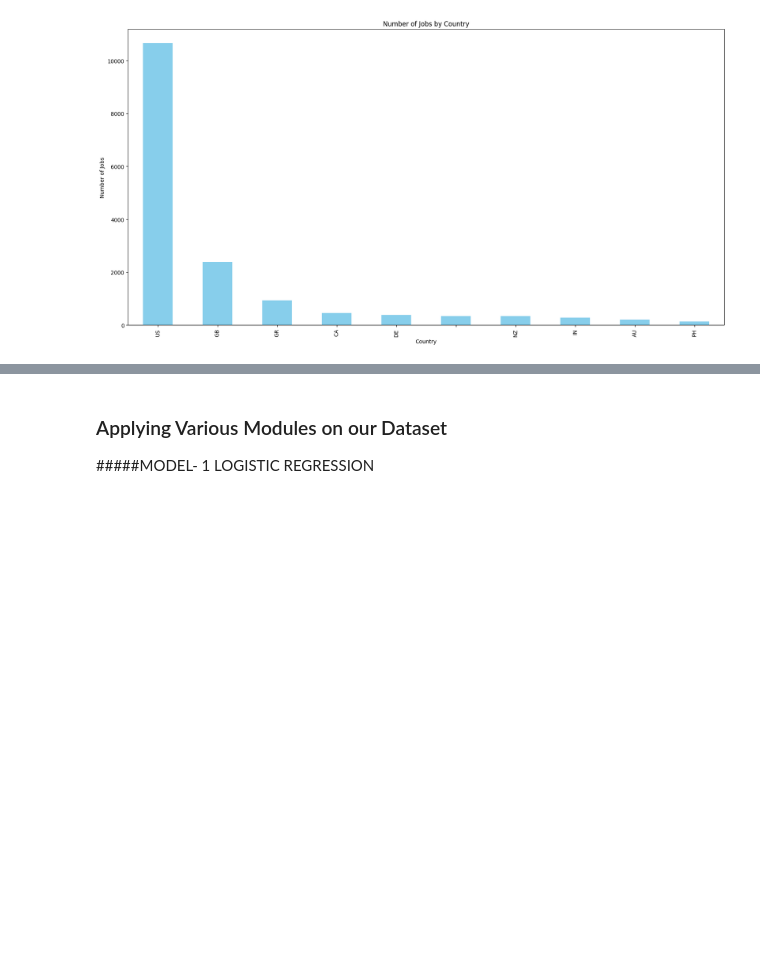
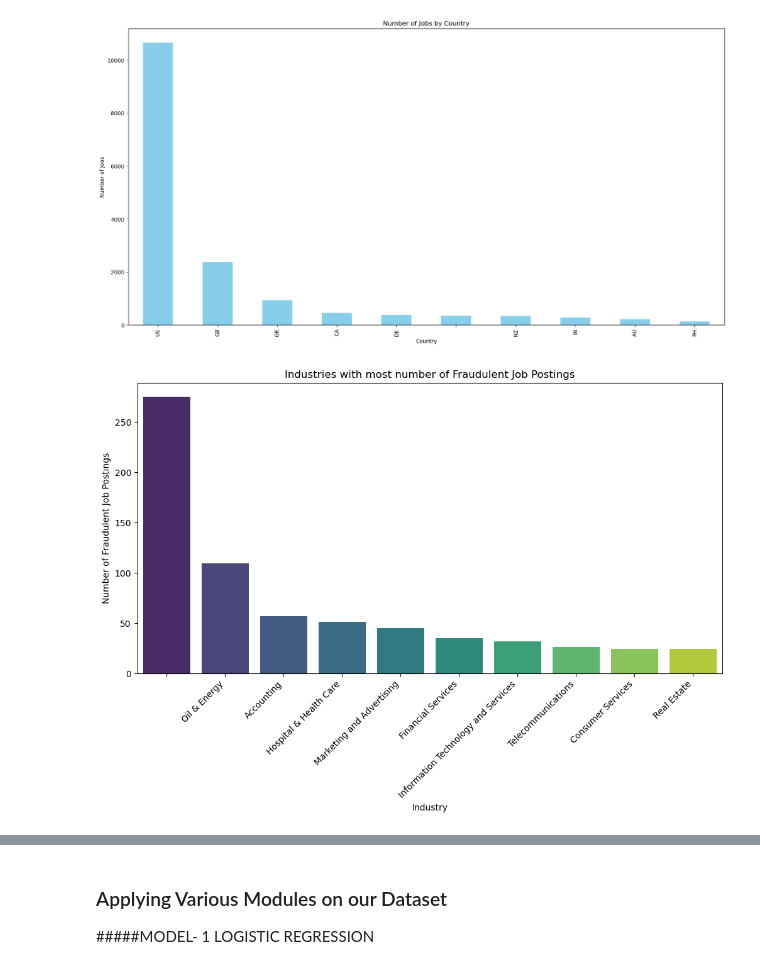
Before and after one commit to sumeetsuvarna/DataMining-Project, a Jupyter notebook: Data_Mining.ipynb, the cells around one changed output, grey strips where cells are left out. Cells and saved outputs as stored; diff of their text form; code cells hidden in the pictures; blank space fills up the shorter version.

Commit message:
Adding visualisations for the dataset

```diff
--- a/Data_Mining.ipynb
+++ b/Data_Mining.ipynb
@@ -282,3 +282,16 @@ plt.ylabel('Number of Jobs')
 plt.show()
 # %% [output]
 [figure]
+# %%
+## Visualizing the highest number of fraudulent jobs based on the industries
+
+ind_high = job_data[job_data['fraudulent'] == 1]['industry'].value_counts().nlargest(10)
+plt.figure(figsize=(12, 6))
+sns.barplot(x=ind_high.index, y=ind_high.values, palette='viridis')
+plt.title('Industries with most number of Fraudulent Job Postings')
+plt.xlabel('Industry')
+plt.ylabel('Number of Fraudulent Job Postings')
+plt.xticks(rotation=45, ha='right')
+plt.show()
+# %% [output]
+[figure, added]
```
Also changed, not shown: parts of 5 cells of this notebook.
